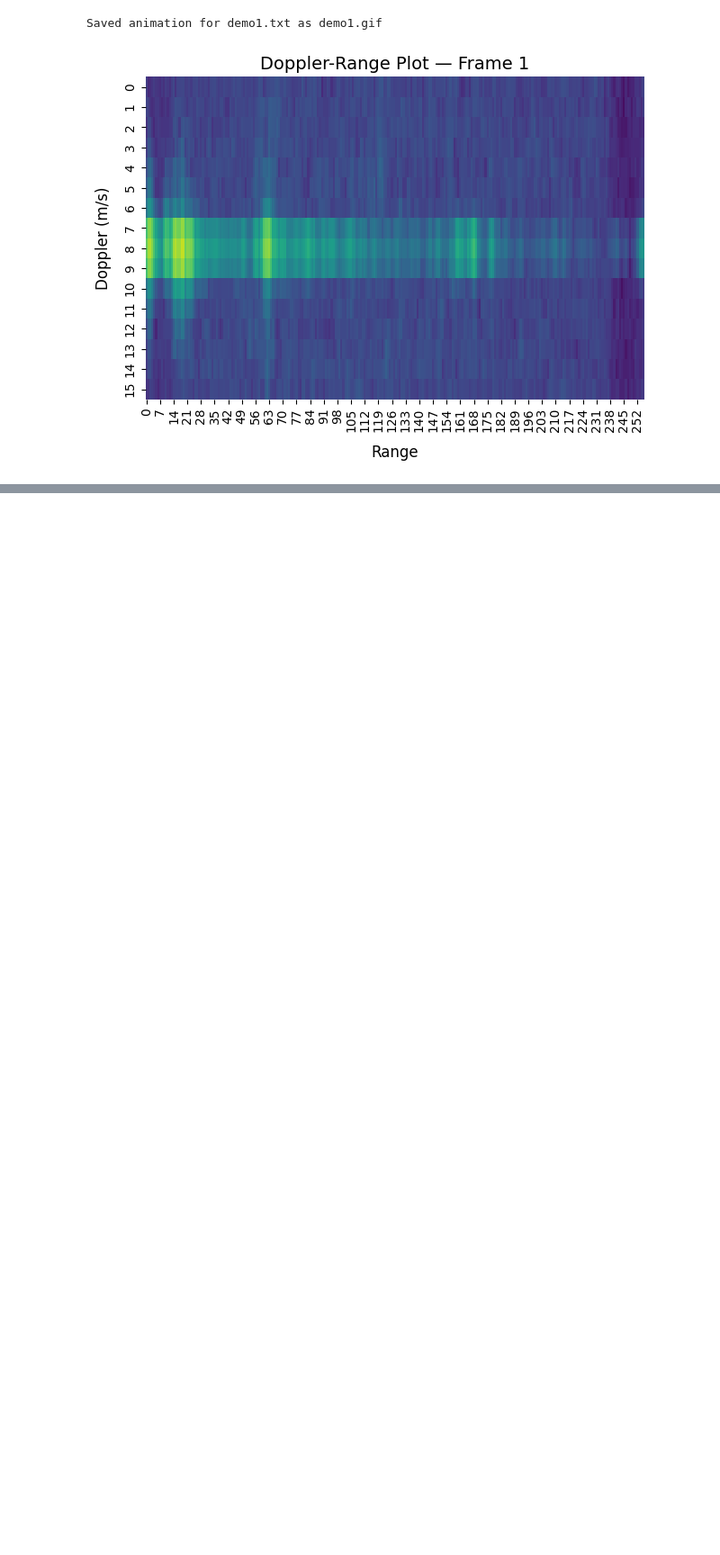
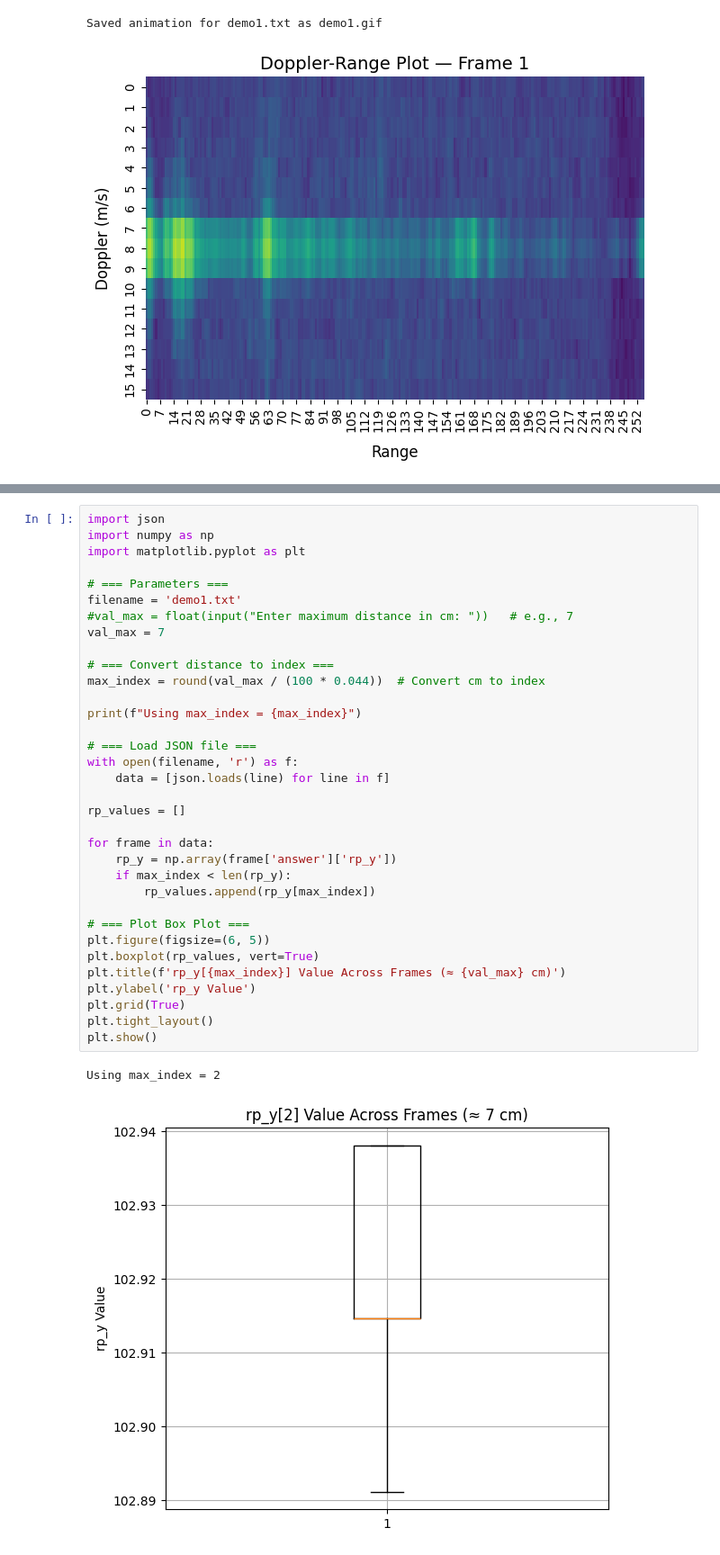
Before and after one commit to pranjal-chatterjee/radar-testing, a Jupyter notebook: test.ipynb, the cells around one changed output, grey strips where cells are left out. Shown: that part at 90% size. Cells and saved outputs as stored; diff of their text form; blank space fills up the shorter version.

```diff
--- a/test.ipynb
+++ b/test.ipynb
@@ -462,0 +542,37 @@ Saved animation for demo1.txt as demo1.gif
+# %%
+import json
+import numpy as np
+import matplotlib.pyplot as plt
+
+# === Parameters ===
+filename = 'demo1.txt'
+#val_max = float(input("Enter maximum distance in cm: "))   # e.g., 7
+val_max = 7
+
+# === Convert distance to index ===
+max_index = round(val_max / (100 * 0.044))  # Convert cm to index
+
+print(f"Using max_index = {max_index}")
+
+# === Load JSON file ===
+with open(filename, 'r') as f:
+    data = [json.loads(line) for line in f]
+
+rp_values = []
+
+for frame in data:
+    rp_y = np.array(frame['answer']['rp_y'])
+    if max_index < len(rp_y):
+        rp_values.append(rp_y[max_index])
+
+# === Plot Box Plot ===
+plt.figure(figsize=(6, 5))
+plt.boxplot(rp_values, vert=True)
+plt.title(f'rp_y[{max_index}] Value Across Frames (≈ {val_max} cm)')
+plt.ylabel('rp_y Value')
+plt.grid(True)
+plt.tight_layout()
+plt.show()
+# %% [output]
+Using max_index = 2
+[figure, added]
```
Also changed, not shown: parts of 5 cells of this notebook, 38 other files.
